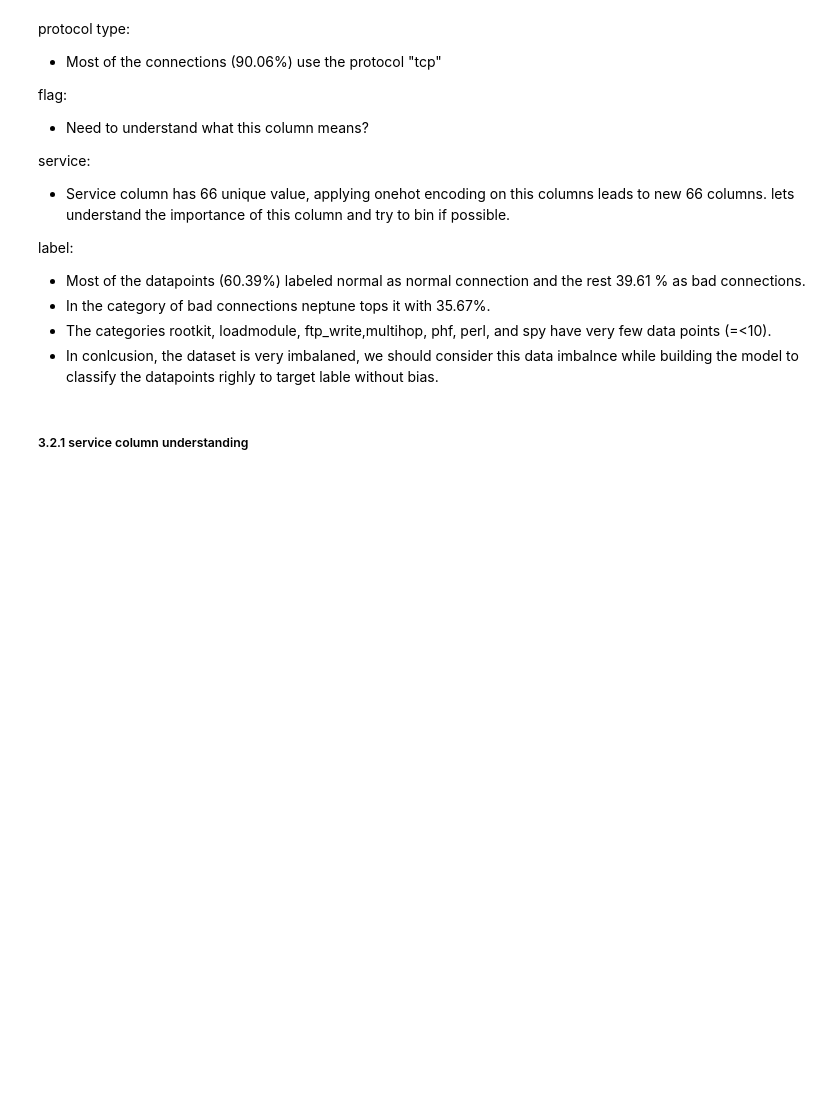
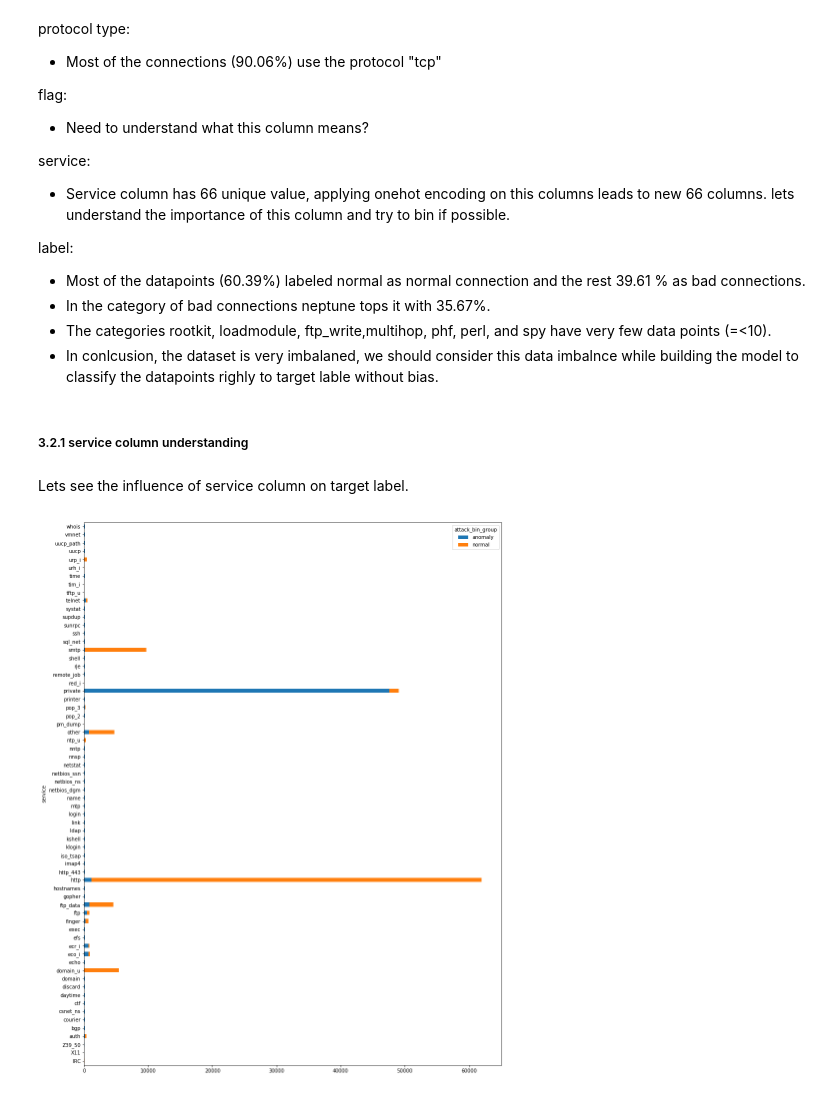
Before and after one commit to narendraparigi1987/ml_assignment, a Jupyter notebook: ML Network Intrusion - 20200311-naren.ipynb, the cells around one changed output. Cells and saved outputs as stored; diff of their text form; code cells hidden in the pictures; blank space fills up the shorter version.

Commit message:
eda - categorical columns

```diff
--- a/ML Network Intrusion - 20200311-naren.ipynb
+++ b/ML Network Intrusion - 20200311-naren.ipynb
@@ -304,3 +304,10 @@ label:
 - In conlcusion, the dataset is very imbalaned, we should consider this data imbalnce while building the model to classify the datapoints righly to target lable without bias.
 # %% [markdown]
 ##### <a> 3.2.1 service column understanding </a>
+# %% [markdown]
+Lets see the influence of service column on target label.
+# %%
+crosstab_service = pd.crosstab(df_train['service'], df_train['attack_bin_group'])
+ax = crosstab_service.plot(kind='barh', stacked = True, figsize=(15, 20))
+# %% [output]
+[figure, added]
```
Also changed, not shown: parts of 14 cells of this notebook.
